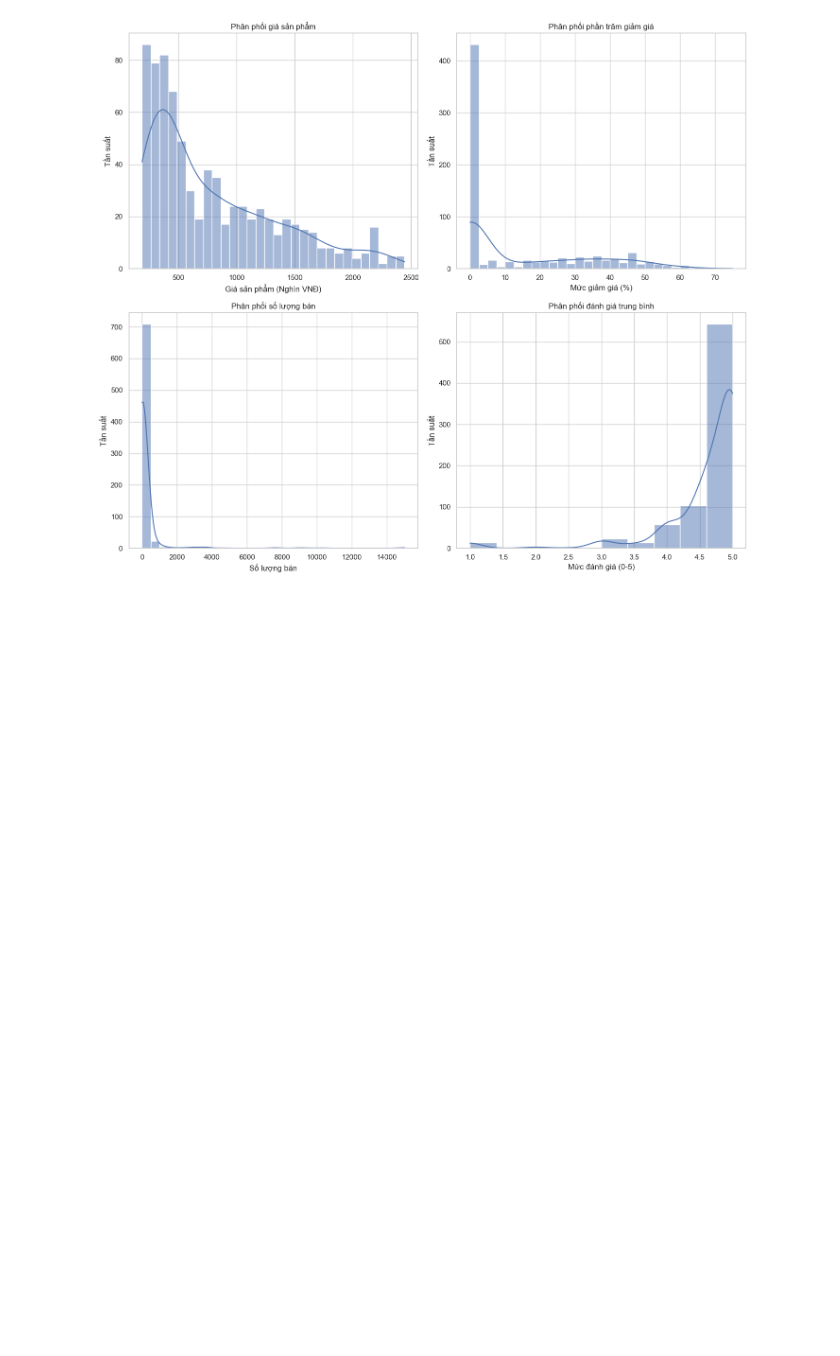
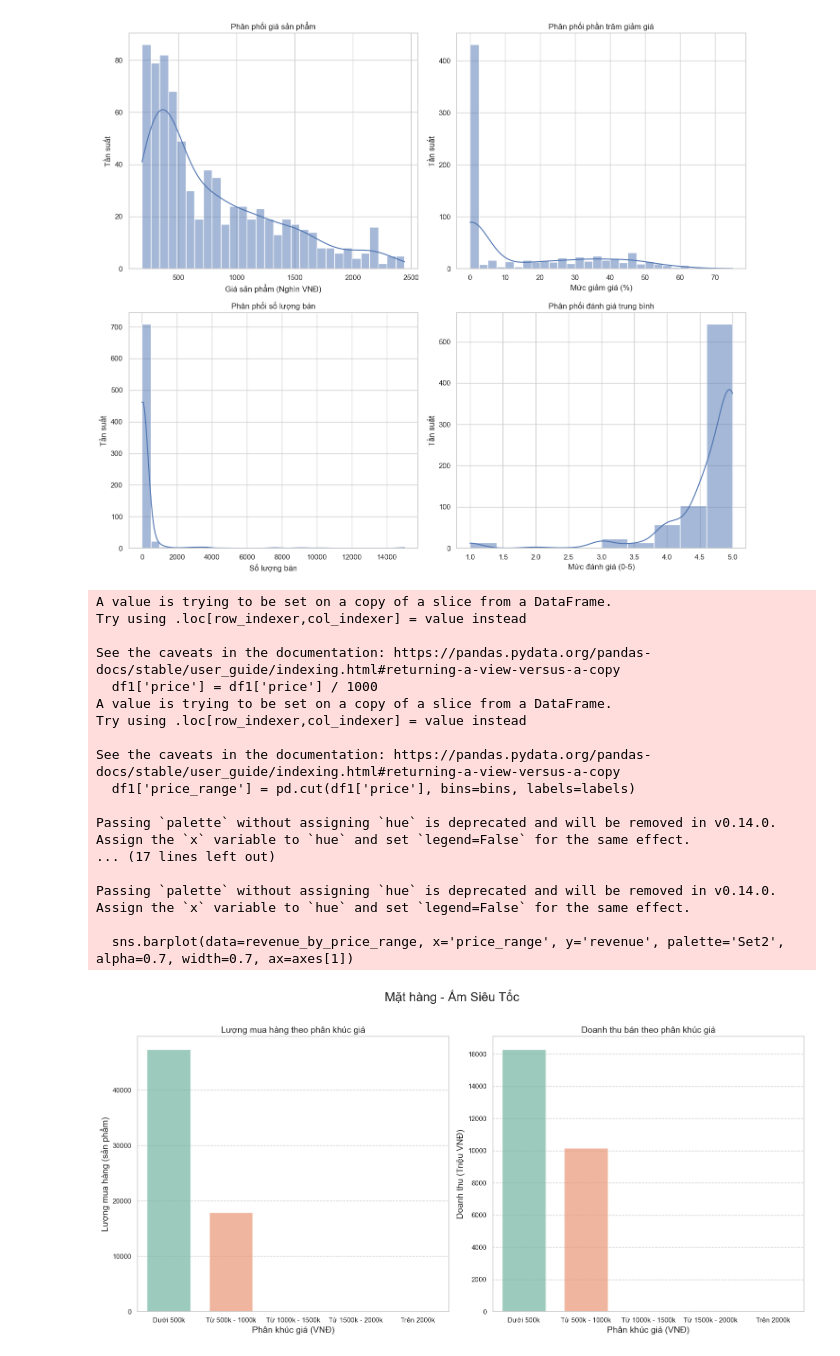
Before and after one commit to nkhanhtung/Python-Cot-Dua, a Jupyter notebook: Data_Analysis.ipynb, the cells around one changed output. Cells and saved outputs as stored; diff of their text form; code cells hidden in the pictures; blank space fills up the shorter version.

```diff
--- a/Data_Analysis.ipynb
+++ b/Data_Analysis.ipynb
@@ -118,3 +124,55 @@ plt.tight_layout()
 plt.show()
 # %% [output]
 [figure]
+# %%
+# Ấm Siêu Tốc
+fig, axes = plt.subplots(1, 2, figsize=(16, 8))
+
+# Lượng mua hàng theo phân khúc giá
+df1 = Dataframe[Dataframe['category'] == 'Ấm Siêu Tốc']
+df1['price'] = df1['price'] / 1000
+bins = [0, 500, 1000, 1500, 2000, float('inf')]
+labels = ['Dưới 500k', 'Từ 500k - 1000k', 'Từ 1000k - 1500k', 'Từ 1500k - 2000k', 'Trên 2000k']
+df1['price_range'] = pd.cut(df1['price'], bins=bins, labels=labels)
+sales_by_price_range = df1.groupby('price_range')['sales_count'].sum().reset_index()
+sns.barplot(data=sales_by_price_range, x='price_range', y='sales_count', palette='Set2', alpha=0.7, width=0.7, ax=axes[0])
+axes[0].set_title("Lượng mua hàng theo phân khúc giá", fontsize=14)
+axes[0].set_xlabel("Phân khúc giá (VNĐ)", fontsize=14)
+axes[0].set_ylabel("Lượng mua hàng (sản phẩm)", fontsize=14)
+axes[0].grid(axis='y', linestyle='--', alpha=1)
+
+# Doanh thu bán theo phân khúc giá
+df2 = Dataframe[Dataframe['category'] == 'Ấm Siêu Tốc']
+df2['price'] = df2['price'] / 1000
+df2['revenue'] = df2['price'] * df2['sales_count'] / 1000
+df2['price_range'] = pd.cut(df2['price'], bins=bins, labels=labels)
+revenue_by_price_range = df2.groupby('price_range')['revenue'].sum().reset_index()
+sns.barplot(data=revenue_by_price_range, x='price_range', y='revenue', palette='Set2', alpha=0.7, width=0.7, ax=axes[1])
+axes[1].set_title("Doanh thu bán theo phân khúc giá", fontsize=14)
+axes[1].set_xlabel("Phân khúc giá (VNĐ)", fontsize=14)
+axes[1].set_ylabel("Doanh thu (Triệu VNĐ)", fontsize=14)
+axes[1].grid(axis='y', linestyle='--', alpha=1)
+
+plt.suptitle("Mặt hàng - Ấm Siêu Tốc", fontsize=20)
+plt.tight_layout()
+plt.subplots_adjust(top=0.85)
+plt.show()
+# %% [output]
+A value is trying to be set on a copy of a slice from a DataFrame.
+Try using .loc[row_indexer,col_indexer] = value instead
+
+See the caveats in the documentation: https://pandas.pydata.org/pandas-docs/stable/user_guide/indexing.html#returning-a-view-versus-a-copy
+  df1['price'] = df1['price'] / 1000
+A value is trying to be set on a copy of a slice from a DataFrame.
+Try using .loc[row_indexer,col_indexer] = value instead
+
+See the caveats in the documentation: https://pandas.pydata.org/pandas-docs/stable/user_guide/indexing.html#returning-a-view-versus-a-copy
+  df1['price_range'] = pd.cut(df1['price'], bins=bins, labels=labels)
+
+Passing `palette` without assigning `hue` is deprecated and will be removed in v0.14.0. Assign the `x` variable to `hue` and set `legend=False` for the same effect.
+... (17 lines left out)
+
+Passing `palette` without assigning `hue` is deprecated and will be removed in v0.14.0. Assign the `x` variable to `hue` and set `legend=False` for the same effect.
+
+  sns.barplot(data=revenue_by_price_range, x='price_range', y='revenue', palette='Set2', alpha=0.7, width=0.7, ax=axes[1])
+[figure, added]
```
Also changed, not shown: parts of 11 cells of this notebook.
